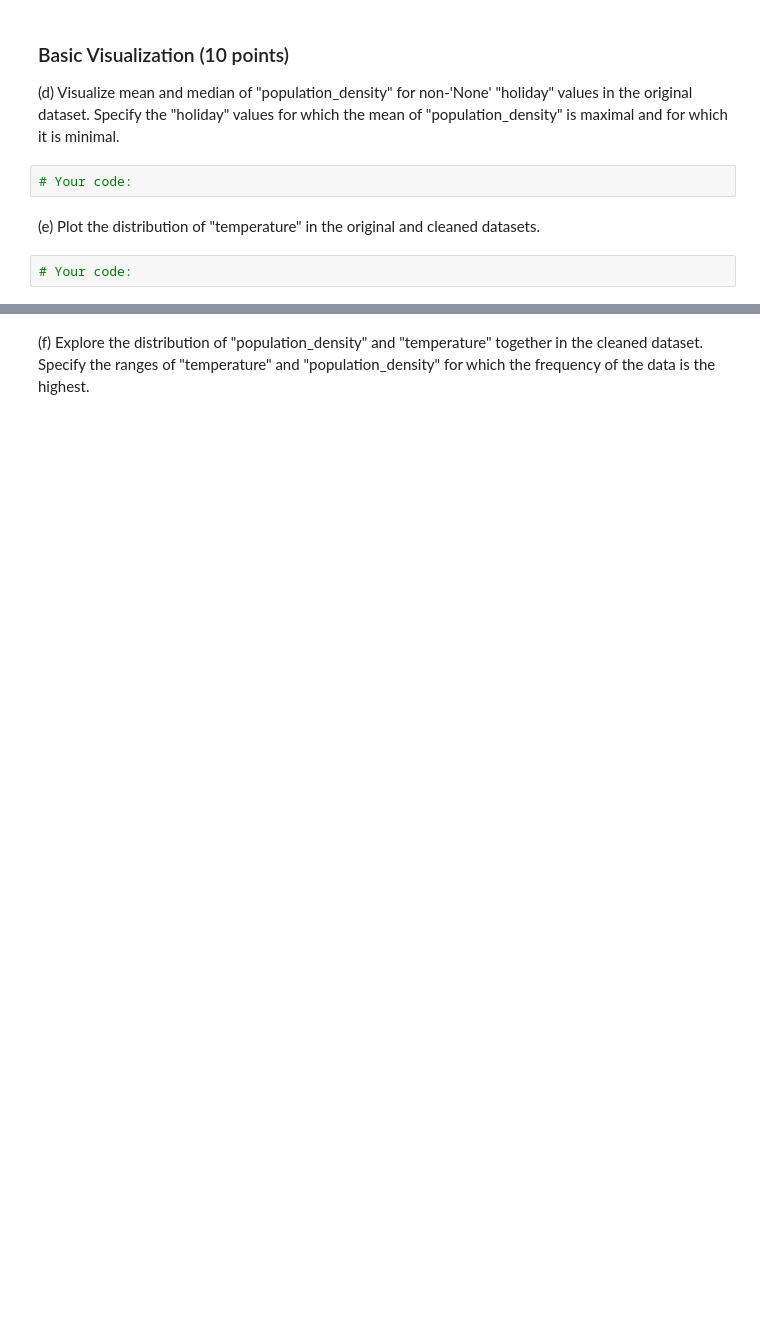
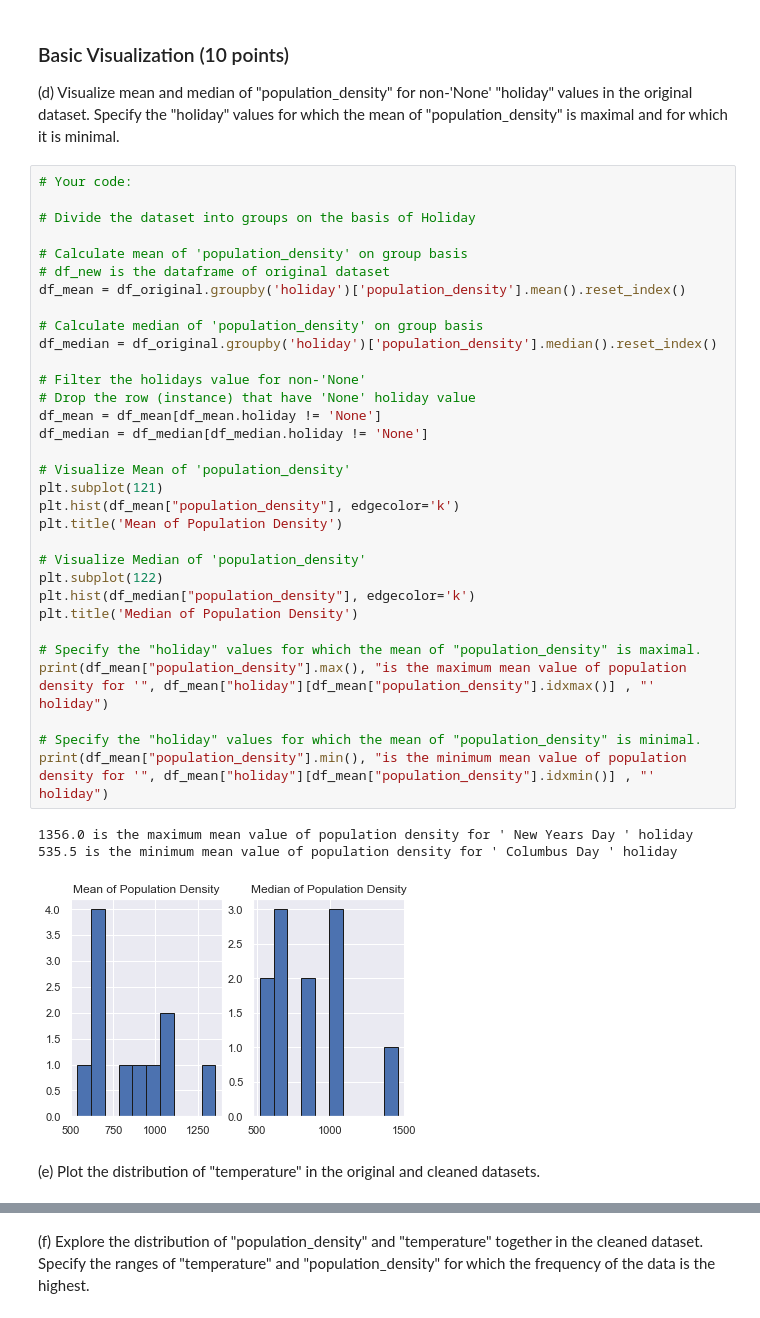
Before and after one commit to muhammad-usman-108/Data-Science-Supervised-Learning, a Jupyter notebook: IDS_Assignment_Part1.ipynb, the cells around one changed output, grey strips where cells are left out. Cells and saved outputs as stored; diff of their text form; blank space fills up the shorter version.

```diff
--- a/IDS_Assignment_Part1.ipynb
+++ b/IDS_Assignment_Part1.ipynb
@@ -101,9 +153,41 @@ export_csv = df_percent.to_csv (r'D:\\Google Drive\\RWTH\\Introduction To Data S
 # %% [markdown]
 ### Basic Visualization (10 points)
    (d) Visualize mean and median of "population_density" for non-'None' "holiday" values in the original dataset. Specify    the "holiday" values for which the mean of "population_density" is maximal and for which it is minimal.
-# %%
-# Your code:
+# %%
+# Your code:
+
+# Divide the dataset into groups on the basis of Holiday
+
+# Calculate mean of 'population_density' on group basis
+# df_new is the dataframe of original dataset
+df_mean = df_original.groupby('holiday')['population_density'].mean().reset_index()
+
+# Calculate median of 'population_density' on group basis
+df_median = df_original.groupby('holiday')['population_density'].median().reset_index()
+
+# Filter the holidays value for non-'None'
+# Drop the row (instance) that have 'None' holiday value
+df_mean = df_mean[df_mean.holiday != 'None']
+df_median = df_median[df_median.holiday != 'None']
+
+# Visualize Mean of 'population_density'
+plt.subplot(121)
+plt.hist(df_mean["population_density"], edgecolor='k')
+plt.title('Mean of Population Density')
+
+# Visualize Median of 'population_density'
+plt.subplot(122)
+plt.hist(df_median["population_density"], edgecolor='k')
+plt.title('Median of Population Density')
+
+# Specify the "holiday" values for which the mean of "population_density" is maximal.
+print(df_mean["population_density"].max(), "is the maximum mean value of population density for '", df_mean["holiday"][df_mean["population_density"].idxmax()] , "' holiday")
+
+# Specify the "holiday" values for which the mean of "population_density" is minimal.
+print(df_mean["population_density"].min(), "is the minimum mean value of population density for '", df_mean["holiday"][df_mean["population_density"].idxmin()] , "' holiday")
+# %% [output]
+1356.0 is the maximum mean value of population density for ' New Years Day ' holiday
+535.5 is the minimum mean value of population density for ' Columbus Day ' holiday
+[figure, added]
 # %% [markdown]
    (e) Plot the distribution of "temperature" in the original and cleaned datasets.
-# %%
-# Your code:
```
Also changed, not shown: parts of 14 cells of this notebook.
